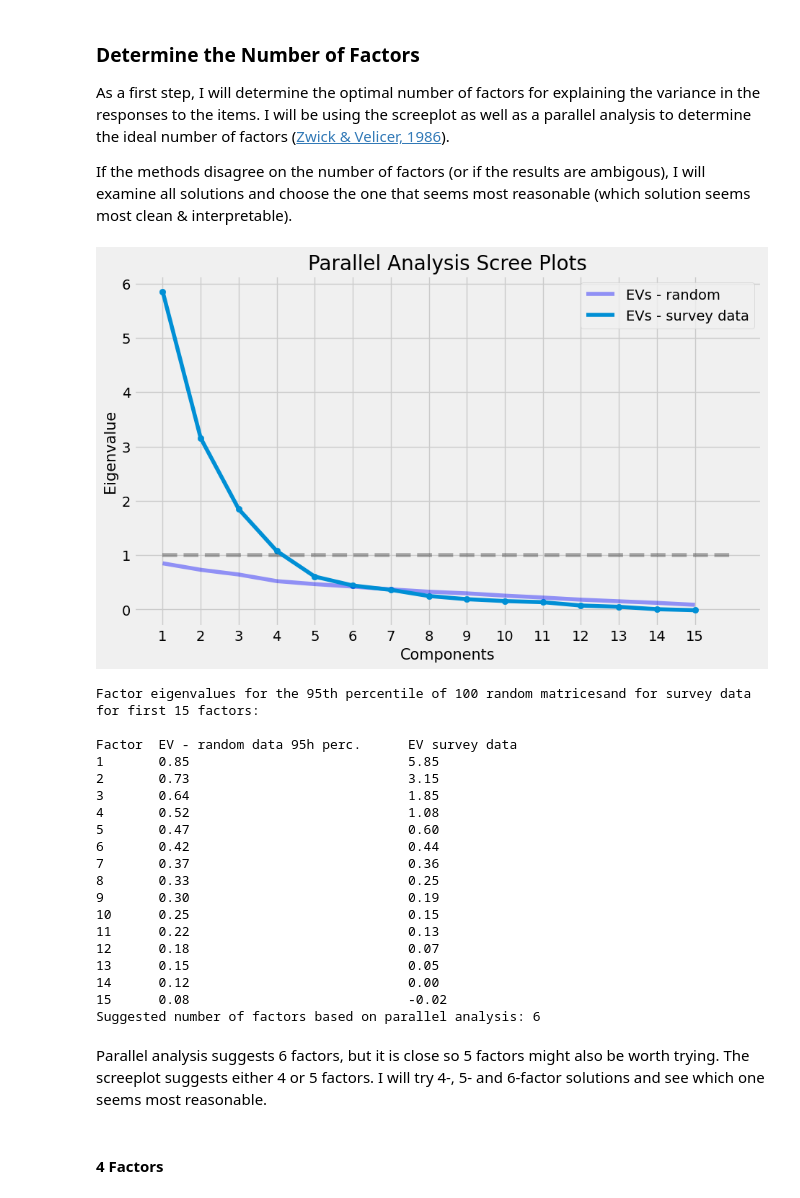
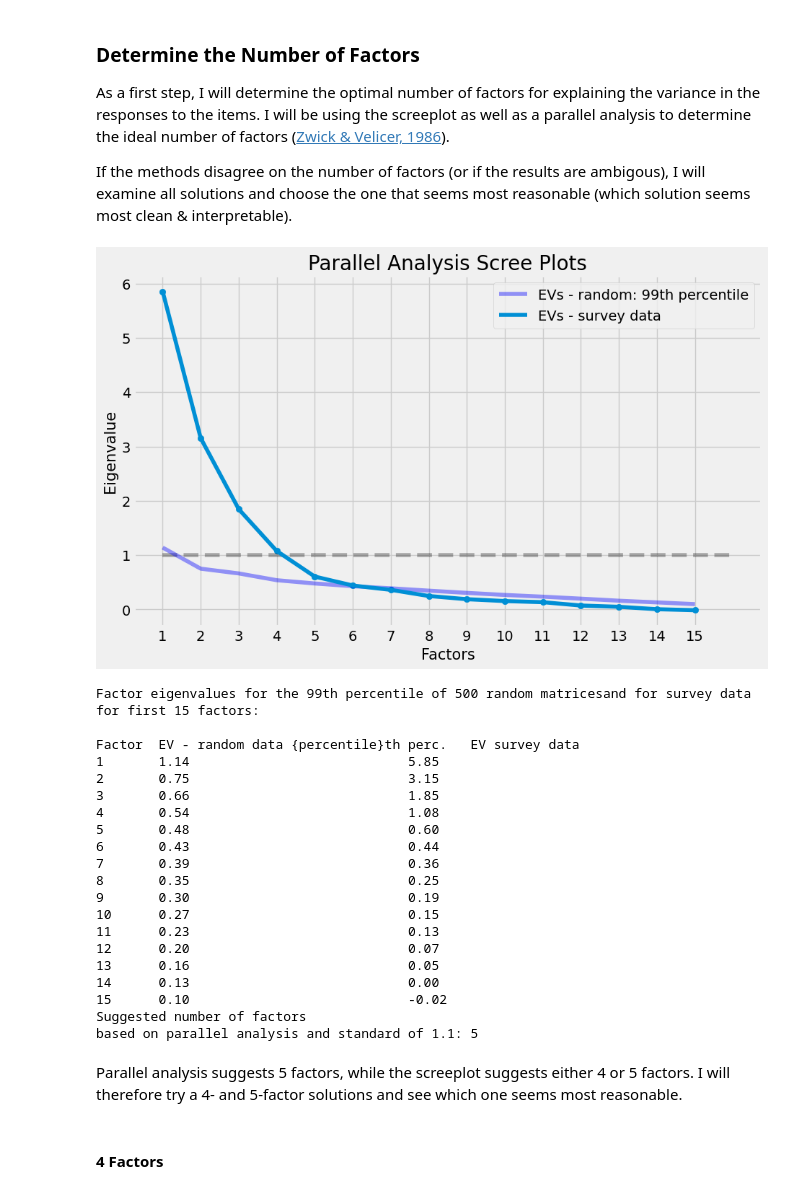
Before and after one commit to MWiechmann/ai_story_scale, a Jupyter notebook: study1_scale_construction/step_2_scale_construction_efa.ipynb, the cells around one changed output. Cells and saved outputs as stored; diff of their text form; code cells hidden in the pictures.

```diff
--- a/study1_scale_construction/step_2_scale_construction_efa.ipynb
+++ b/study1_scale_construction/step_2_scale_construction_efa.ipynb
@@ -274,30 +274,31 @@ As a first step, I will determine the optimal number of factors for explaining t
 
 If the methods disagree on the number of factors (or if the results are ambigous), I will examine all solutions and choose the one that seems most reasonable (which solution seems most clean & interpretable).
 # %%
-efa_utils.parallel_analysis(aiss, items_analysis, return_rec_n=False)
+efa_utils.parallel_analysis(aiss, items_analysis, k=500, return_rec_n=False)
 # %% [output]
-[figure, old version]
+[figure, new version]
-Factor eigenvalues for the 95th percentile of 100 random matricesand for survey data for first 15 factors:
+Factor eigenvalues for the 99th percentile of 500 random matricesand for survey data for first 15 factors:
 
-Factor  EV - random data 95h perc.      EV survey data
-1       0.85                            5.85
-2       0.73                            3.15
-3       0.64                            1.85
-4       0.52                            1.08
-5       0.47                            0.60
-6       0.42                            0.44
-7       0.37                            0.36
-8       0.33                            0.25
+Factor  EV - random data {percentile}th perc.   EV survey data
+1       1.14                            5.85
+2       0.75                            3.15
+3       0.66                            1.85
+4       0.54                            1.08
+5       0.48                            0.60
+6       0.43                            0.44
+7       0.39                            0.36
+8       0.35                            0.25
 9       0.30                            0.19
-10      0.25                            0.15
-11      0.22                            0.13
-12      0.18                            0.07
-13      0.15                            0.05
-14      0.12                            0.00
-15      0.08                            -0.02
-Suggested number of factors based on parallel analysis: 6
+10      0.27                            0.15
+11      0.23                            0.13
+12      0.20                            0.07
+13      0.16                            0.05
+14      0.13                            0.00
+15      0.10                            -0.02
+Suggested number of factors
+based on parallel analysis and standard of 1.1: 5
 # %% [markdown]
-Parallel analysis suggests 6 factors, but it is close so 5 factors might also be worth trying. The screeplot suggests either 4 or 5 factors. I will try 4-, 5- and 6-factor solutions and see which one seems most reasonable.
+Parallel analysis suggests 5 factors, while the screeplot suggests either 4 or 5 factors. I will therefore try a 4- and 5-factor solutions and see which one seems most reasonable.
 # %% [markdown]
 #### 4 Factors
 # %% [markdown]
```
Also changed, not shown: parts of 17 cells of this notebook, 3 other files.
